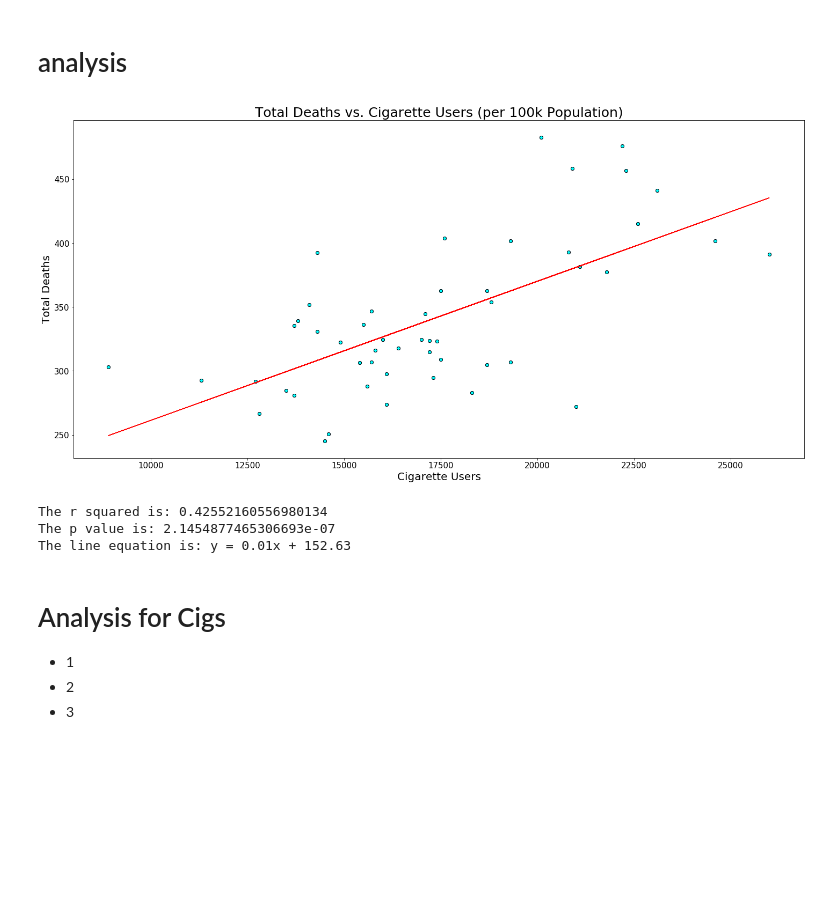
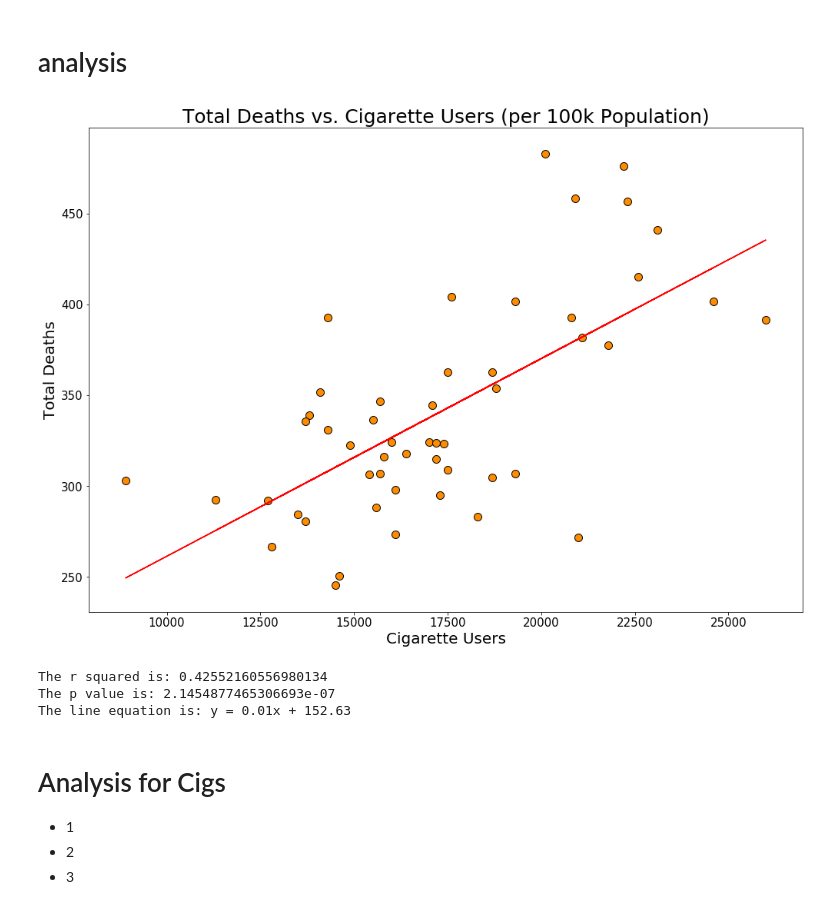
Before and after one commit to ASooklall/project-1-cvd, a Jupyter notebook: project-1-team-6.ipynb, the cells around one changed output. Drawn from its saved outputs; the diff is of its cells as text; code cells hidden in the pictures; blank space fills up the shorter version.

Commit message:
updated aesthetics of plots

```diff
--- a/project-1-team-6.ipynb
+++ b/project-1-team-6.ipynb
@@ -67,31 +67,31 @@ plt.show()
 # %%
 x_values = base_df['Cigarette Users']
 y_values = base_df['Total Deaths']
 (slope, intercept, cig_rvalue, cig_pvalue, stderr) = linregress(x_values, y_values)
 regress_values = x_values * slope + intercept
 line_eq_cig = "y = " + str(round(slope,2)) + "x + " + str(round(intercept,2))
 
-plt.figure(figsize=(20,10))
+plt.figure(figsize=(14,10))
 plt.scatter(x_values,y_values)
 plt.plot(x_values,regress_values,"r-")
 
-plt.scatter(base_df["Cigarette Users"],base_df["Total Deaths"],marker='o',c='cyan',edgecolor='black')
+plt.scatter(base_df["Cigarette Users"],base_df["Total Deaths"],marker='o',c='DarkOrange',edgecolor='black',s=100)
 plt.title("Total Deaths vs. Cigarette Users (per 100k Population)",size=25)
 plt.xlabel('Cigarette Users',size=20)
 plt.ylabel('Total Deaths',size=20)
 plt.xticks(size=15)
 plt.yticks(size=15)
 plt.tight_layout(pad=1)
 
 plt.savefig('CVD_plots/death_v_cig.png')
 plt.show()
 
 #r2
 print(f'The r squared is: {cig_rvalue**2}')
 print(f'The p value is: {cig_pvalue}')
 print(f'The line equation is: {line_eq_cig}')
 # %% [output]
-[figure, old version]
+[figure, new version]
 The r squared is: 0.42552160556980134
 The p value is: 2.1454877465306693e-07
 The line equation is: y = 0.01x + 152.63
```
Also changed, not shown: parts of 4 cells of this notebook, 5 other files.
